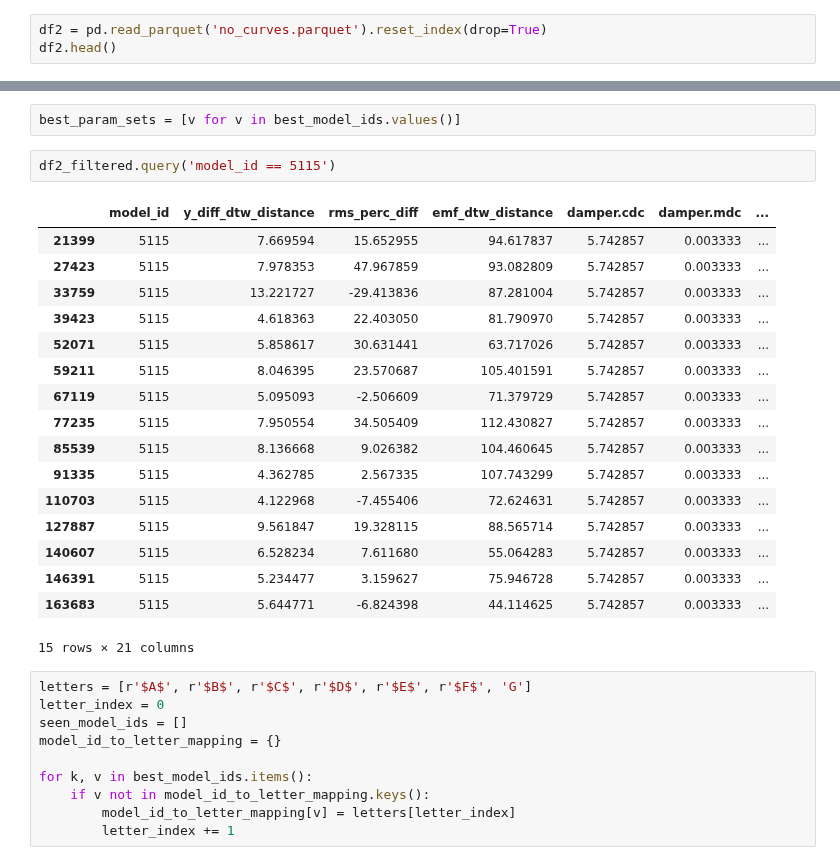
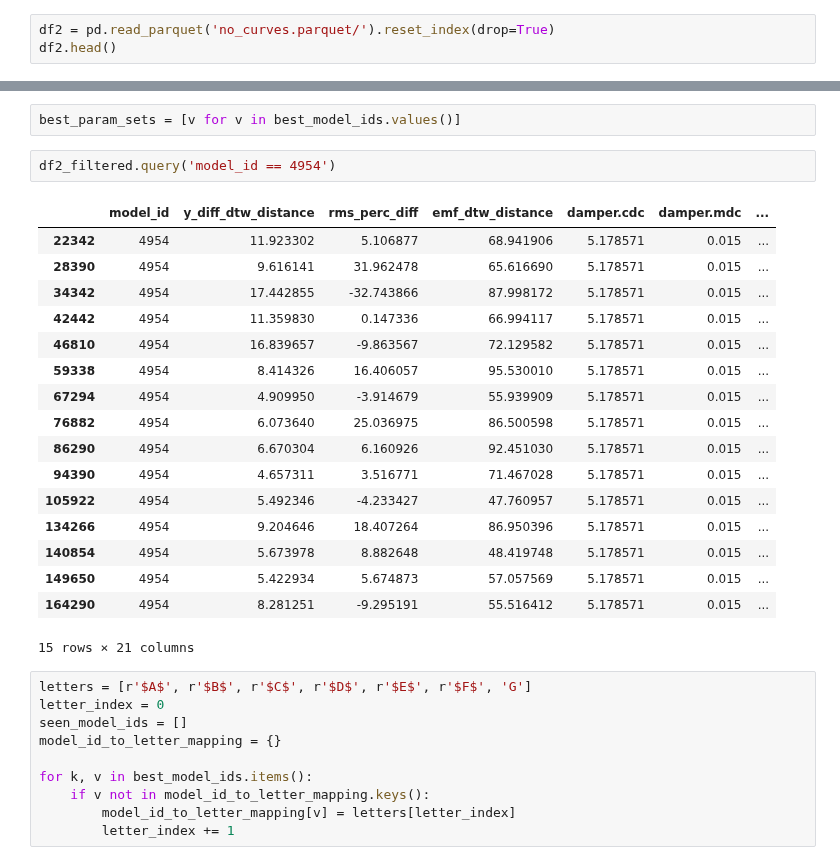
Before and after one commit to mnicstruwig/FlexibleFluxSimulator, a Jupyter notebook: experiments/2020-05-22-Analyze-Grid-Results.ipynb, the cells around one changed output, grey strips where cells are left out. Saved outputs shown, nothing was run; the diff lists cells and outputs as text.

```diff
--- a/experiments/2020-05-22-Analyze-Grid-Results.ipynb
+++ b/experiments/2020-05-22-Analyze-Grid-Results.ipynb
@@ -54,7 +54,7 @@ import pandas as pd
 import seaborn as sns
 import matplotlib.pyplot as plt
 # %%
-df2 = pd.read_parquet('no_curves.parquet').reset_index(drop=True)
+df2 = pd.read_parquet('no_curves.parquet/').reset_index(drop=True)
 df2.head()
 # %% [output]
 |  | model_id | y_diff_dtw_distance | rms_perc_diff | emf_dtw_distance | damper.cdc | damper.mdc | ... |
@@ -236,24 +236,24 @@ best_model_ids
 # %%
 best_param_sets = [v for v in best_model_ids.values()]
 # %%
-df2_filtered.query('model_id == 5115')
+df2_filtered.query('model_id == 4954')
 # %% [output]
 |  | model_id | y_diff_dtw_distance | rms_perc_diff | emf_dtw_distance | damper.cdc | damper.mdc | ... |
-| 21399 | 5115 | 7.669594 | 15.652955 | 94.617837 | 5.742857 | 0.003333 | ... |
-| 27423 | 5115 | 7.978353 | 47.967859 | 93.082809 | 5.742857 | 0.003333 | ... |
-| 33759 | 5115 | 13.221727 | -29.413836 | 87.281004 | 5.742857 | 0.003333 | ... |
-| 39423 | 5115 | 4.618363 | 22.403050 | 81.790970 | 5.742857 | 0.003333 | ... |
-| 52071 | 5115 | 5.858617 | 30.631441 | 63.717026 | 5.742857 | 0.003333 | ... |
-| 59211 | 5115 | 8.046395 | 23.570687 | 105.401591 | 5.742857 | 0.003333 | ... |
-| 67119 | 5115 | 5.095093 | -2.506609 | 71.379729 | 5.742857 | 0.003333 | ... |
-| 77235 | 5115 | 7.950554 | 34.505409 | 112.430827 | 5.742857 | 0.003333 | ... |
-| 85539 | 5115 | 8.136668 | 9.026382 | 104.460645 | 5.742857 | 0.003333 | ... |
-| 91335 | 5115 | 4.362785 | 2.567335 | 107.743299 | 5.742857 | 0.003333 | ... |
-| 110703 | 5115 | 4.122968 | -7.455406 | 72.624631 | 5.742857 | 0.003333 | ... |
-| 127887 | 5115 | 9.561847 | 19.328115 | 88.565714 | 5.742857 | 0.003333 | ... |
-| 140607 | 5115 | 6.528234 | 7.611680 | 55.064283 | 5.742857 | 0.003333 | ... |
-| 146391 | 5115 | 5.234477 | 3.159627 | 75.946728 | 5.742857 | 0.003333 | ... |
-| 163683 | 5115 | 5.644771 | -6.824398 | 44.114625 | 5.742857 | 0.003333 | ... |
+| 22342 | 4954 | 11.923302 | 5.106877 | 68.941906 | 5.178571 | 0.015 | ... |
+| 28390 | 4954 | 9.616141 | 31.962478 | 65.616690 | 5.178571 | 0.015 | ... |
+| 34342 | 4954 | 17.442855 | -32.743866 | 87.998172 | 5.178571 | 0.015 | ... |
+| 42442 | 4954 | 11.359830 | 0.147336 | 66.994117 | 5.178571 | 0.015 | ... |
+| 46810 | 4954 | 16.839657 | -9.863567 | 72.129582 | 5.178571 | 0.015 | ... |
+| 59338 | 4954 | 8.414326 | 16.406057 | 95.530010 | 5.178571 | 0.015 | ... |
+| 67294 | 4954 | 4.909950 | -3.914679 | 55.939909 | 5.178571 | 0.015 | ... |
+| 76882 | 4954 | 6.073640 | 25.036975 | 86.500598 | 5.178571 | 0.015 | ... |
+| 86290 | 4954 | 6.670304 | 6.160926 | 92.451030 | 5.178571 | 0.015 | ... |
+| 94390 | 4954 | 4.657311 | 3.516771 | 71.467028 | 5.178571 | 0.015 | ... |
+| 105922 | 4954 | 5.492346 | -4.233427 | 47.760957 | 5.178571 | 0.015 | ... |
+| 134266 | 4954 | 9.204646 | 18.407264 | 86.950396 | 5.178571 | 0.015 | ... |
+| 140854 | 4954 | 5.673978 | 8.882648 | 48.419748 | 5.178571 | 0.015 | ... |
+| 149650 | 4954 | 5.422934 | 5.674873 | 57.057569 | 5.178571 | 0.015 | ... |
+| 164290 | 4954 | 8.281251 | -9.295191 | 55.516412 | 5.178571 | 0.015 | ... |
 15 rows × 21 columns
 # %%
 letters = [r'$A$', r'$B$', r'$C$', r'$D$', r'$E$', r'$F$', 'G']
```
Also changed, not shown: parts of 5 cells of this notebook, 5 other files.
